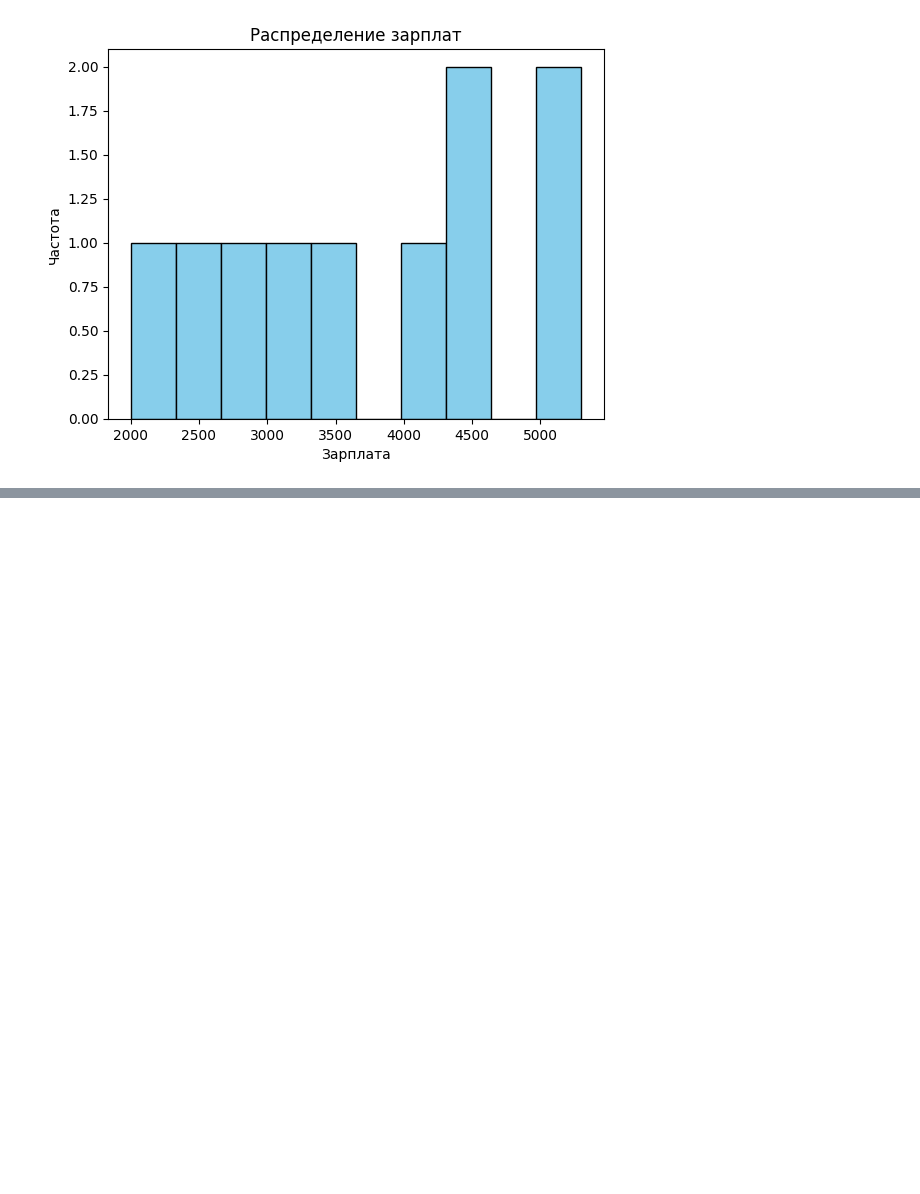
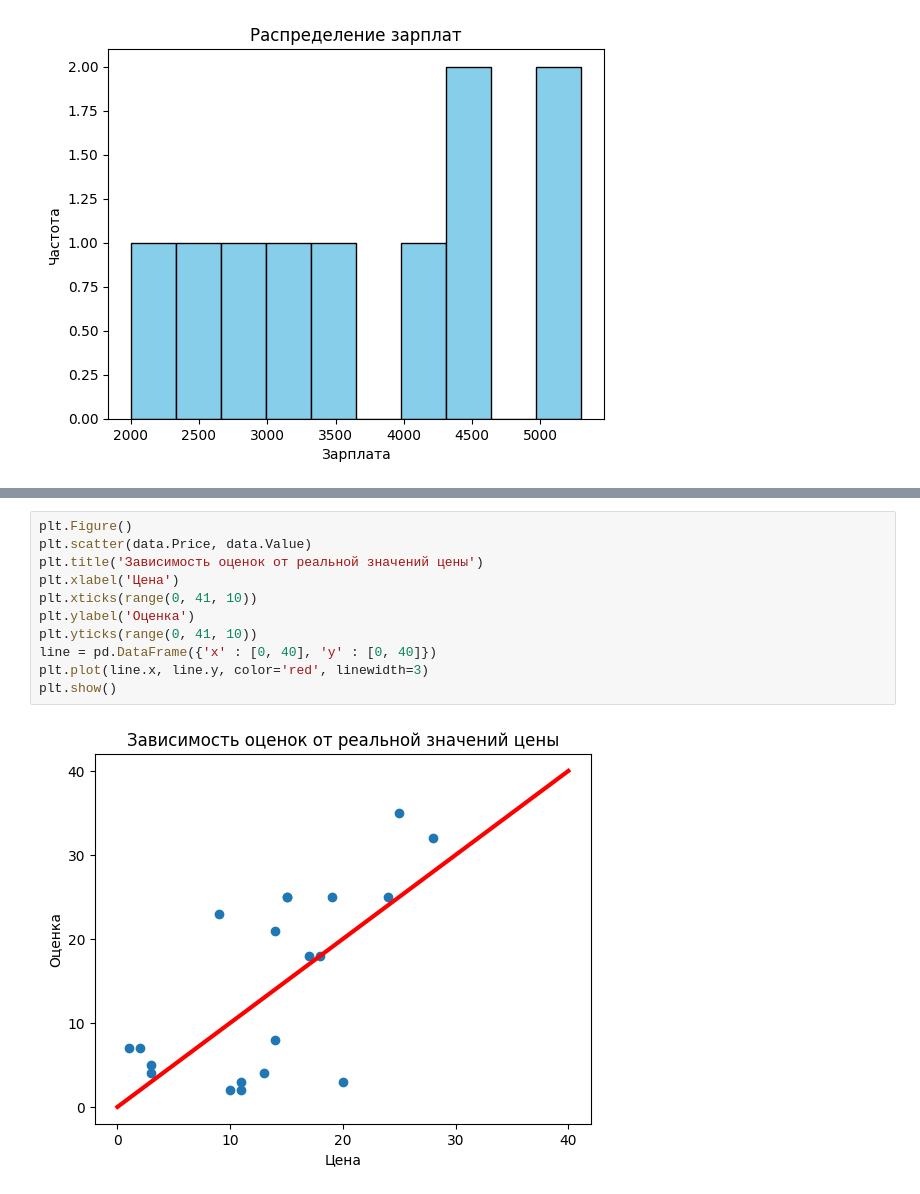
Before and after one commit to Grashch/Eduson, a Jupyter notebook: РазведочныйАнализДанных.ipynb, the cells around one changed output, grey strips where cells are left out. Saved outputs shown, nothing was run; the diff lists cells and outputs as text; blank space fills up the shorter version.

```diff
--- a/РазведочныйАнализДанных.ipynb
+++ b/РазведочныйАнализДанных.ipynb
@@ -94,0 +132,13 @@ dtype: float64
+# %%
+plt.Figure()
+plt.scatter(data.Price, data.Value)
+plt.title('Зависимость оценок от реальной значений цены')
+plt.xlabel('Цена')
+plt.xticks(range(0, 41, 10))
+plt.ylabel('Оценка')
+plt.yticks(range(0, 41, 10))
+line = pd.DataFrame({'x' : [0, 40], 'y' : [0, 40]})
+plt.plot(line.x, line.y, color='red', linewidth=3)
+plt.show()
+# %% [output]
+[figure, added]
```
Also changed, not shown: parts of 8 cells of this notebook.
